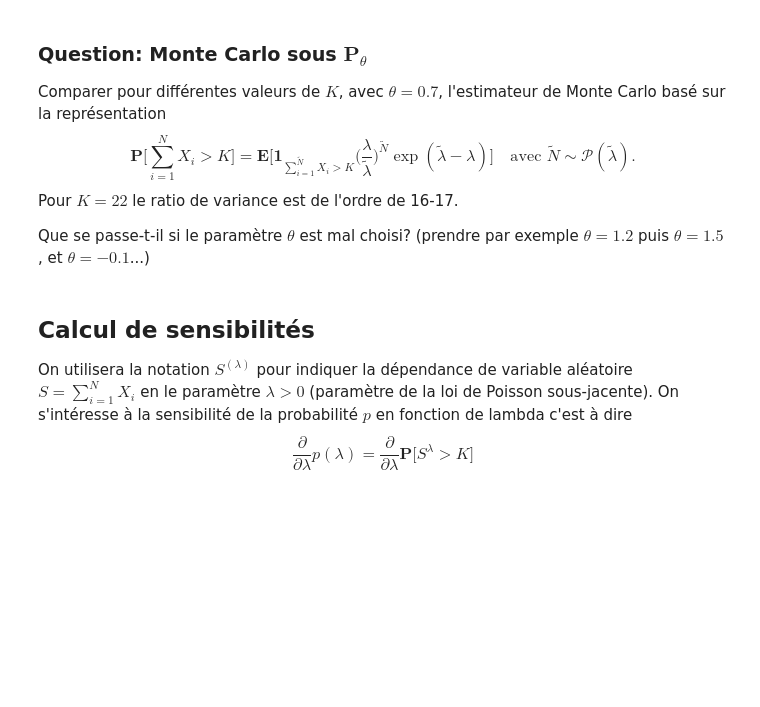
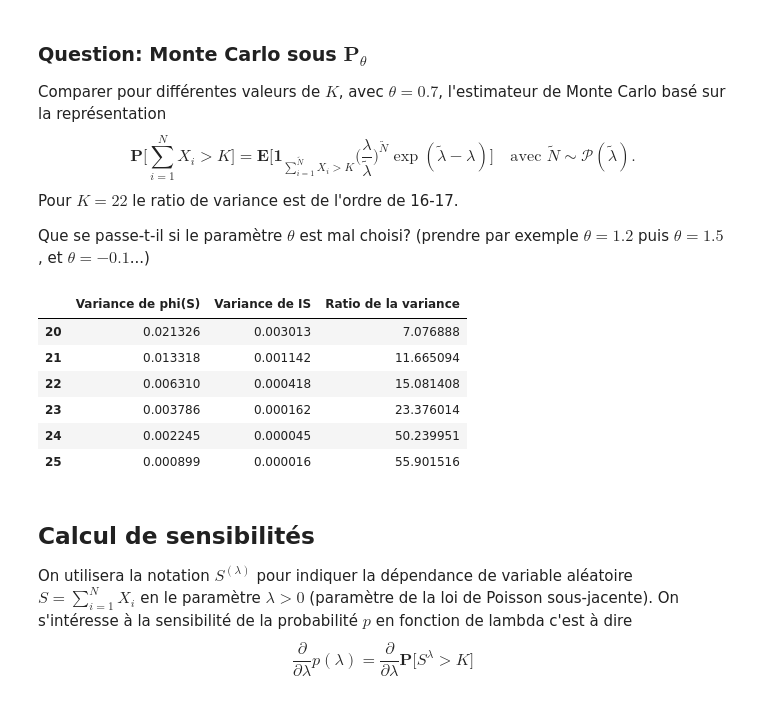
Before and after one commit to PolTibau/Probabilit-s-num-riques, a Jupyter notebook: TP/TP4 Sujet.ipynb, the cells around one changed output. Cells and saved outputs as stored; diff of their text form; code cells hidden in the pictures; blank space fills up the shorter version.

```diff
--- a/TP/TP4 Sujet.ipynb
+++ b/TP/TP4 Sujet.ipynb
@@ -273,6 +278,20 @@ Il est d'usage pour la loi de Poisson d'écrire la variable $L_\theta$ à partir
 
 La loi de $N$ sous $\mathbf{P}_\theta$ est la loi de Poisson de paramètre $\tilde \lambda=\lambda e^\theta$ et la suite $(X_i)_{i \ge 1}$ est indépendante de $N$ donc de $L_\theta$ et n'est donc pas impactée par le changement de probabilité: la loi des $(X_i)_{i \ge 1}$ est inchangée.
 Ecrire une fonction `simu_S_tilde` inspirée de `simu_S` qui prend un paramètre supplémentaire $\theta$ et qui renvoie un échantillon de $\sum_{i=1}^{N} X_i$ sous $\mathbf{P}_\theta$.
+# %%
+P = stats.poisson(mu=10)
+
+def simu_S_tilde(size, mu, sigma, lambd, theta):
+    X = stats.lognorm(s=sigma, scale=np.exp(mu))
+
+    N = stats.poisson.rvs(mu=(lambd*np.exp(theta)), size=size, random_state=rng)
+
+    S = np.zeros(size)
+    for i in range(size):
+        ln = X.rvs(size=N[i], random_state=rng)
+        S[i] = ln.sum()
+
+    return S, N
 # %% [markdown]
 ### Question: Monte Carlo sous $\mathbf{P}_\theta$
 
@@ -287,6 +306,33 @@ Comparer pour différentes valeurs de $K$, avec $\theta = 0.7$, l'estimateur de
 Pour $K = 22$ le ratio de variance est de l'ordre de 16-17.
 
 Que se passe-t-il si le paramètre $\theta$ est mal choisi? (prendre par exemple $\theta = 1.2$ puis $\theta = 1.5$, et $\theta = -0.1$...)
+# %%
+import pandas as pd
+theta = 0.7
+lambd = 10
+mu = 0.1
+sigma = 0.3
+size = 20000
+
+S, N = simu_S_tilde(size, mu, sigma, lambd, theta)
+sigma2_tilde = np.zeros(6)
+K = np.arange(20,26)
+
+for i in range(len(K)):
+    sample = (S>K[i])*np.exp(-theta)**N * np.exp(lambd*np.exp(theta)-lambd)
+    sigma2_tilde[i] = monte_carlo3(sample)[1]
+
+res = pd.DataFrame({"Variance de phi(S)": sigma2_2, "Variance de IS": sigma2_tilde, "Ratio de la variance": np.array(sigma2_2)/np.array(sigma2_tilde)}, index=K)
+# %%
+res
+# %% [output]
+|  | Variance de phi(S) | Variance de IS | Ratio de la variance |
+| 20 | 0.021326 | 0.003013 | 7.076888 |
+| 21 | 0.013318 | 0.001142 | 11.665094 |
+| 22 | 0.006310 | 0.000418 | 15.081408 |
+| 23 | 0.003786 | 0.000162 | 23.376014 |
+| 24 | 0.002245 | 0.000045 | 50.239951 |
+| 25 | 0.000899 | 0.000016 | 55.901516 |
 # %% [markdown]
 ## Calcul de sensibilités
 
```
Also changed, not shown: parts of 19 cells of this notebook.
